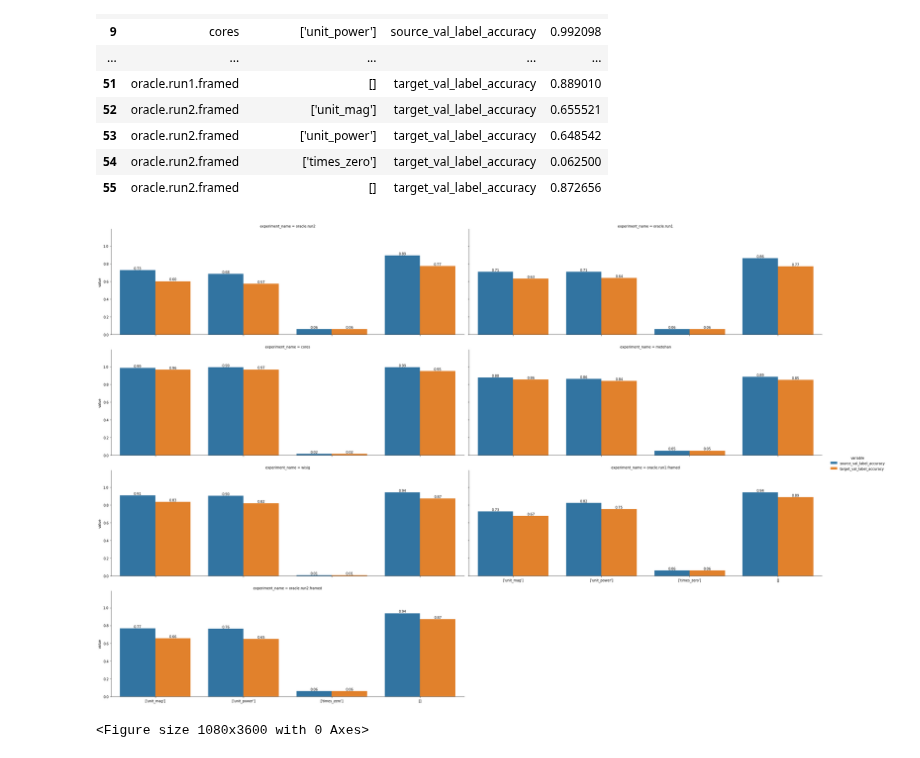
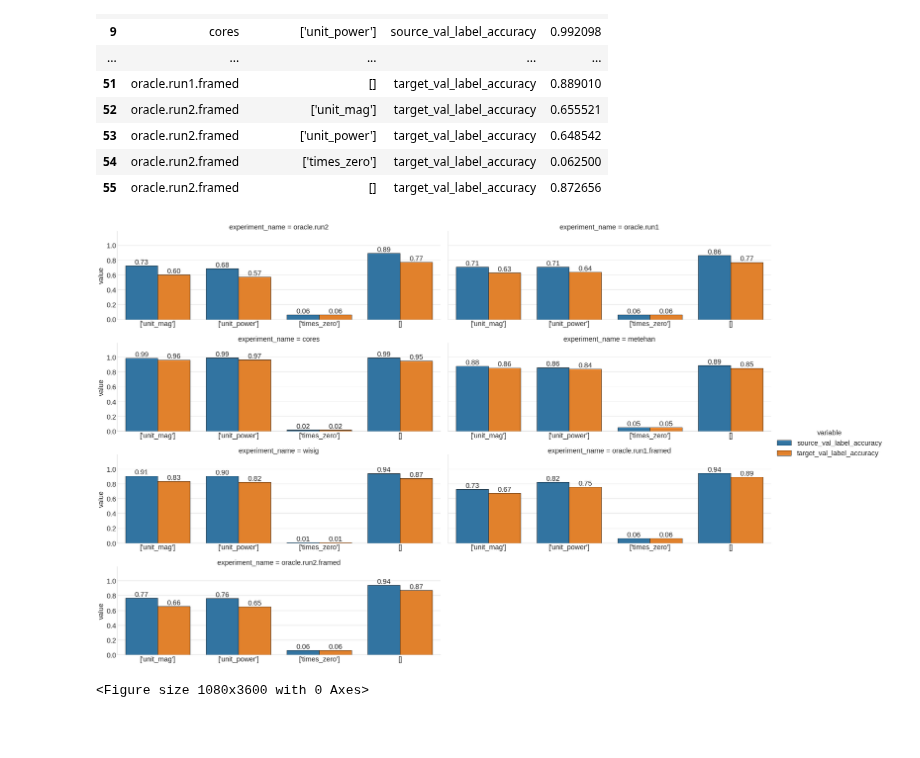
Before and after one commit to stevester94/csc500-notebooks, a Jupyter notebook: analysis/tuned_1/summary.ipynb, the cells around one changed output. Drawn from its saved outputs; the diff is of its cells as text; code cells hidden in the pictures; blank space fills up the shorter version.

```diff
--- a/analysis/tuned_1/summary.ipynb
+++ b/analysis/tuned_1/summary.ipynb
@@ -106,19 +108,24 @@ m
 | 54 | oracle.run2.framed | ['times_zero'] | target_val_label_accuracy | 0.062500 |
 | 55 | oracle.run2.framed | [] | target_val_label_accuracy | 0.872656 |
 # %%
+matplotlib.rcParams.update({'font.size': 22})
+plt.style.use('seaborn-whitegrid')
+
 fg = sb.catplot(x='x_transforms_source', col="experiment_name", y='value', hue='variable',
-                        data=m, kind='bar', height=5, aspect=3, col_wrap=2)
+                        data=m, kind='bar', height=5, aspect=3, col_wrap=2, edgecolor = "black")
 fg.set_xlabels('')
 plt.figure(figsize=(15,50))
 
 # iterate through axes
 for ax in fg.axes.ravel():
 
+    ax.tick_params(labelbottom=True)
+
     # add annotations
     for c in ax.containers:
         labels = [f'{(v.get_height()):.2f}' for v in c]
         ax.bar_label(c, labels=labels, label_type='edge')
     ax.margins(y=0.2)
 # %% [output]
-[figure, old version]
+[figure, new version]
 <Figure size 1080x3600 with 0 Axes>
```
Also changed, not shown: parts of 1 cell of this notebook.
